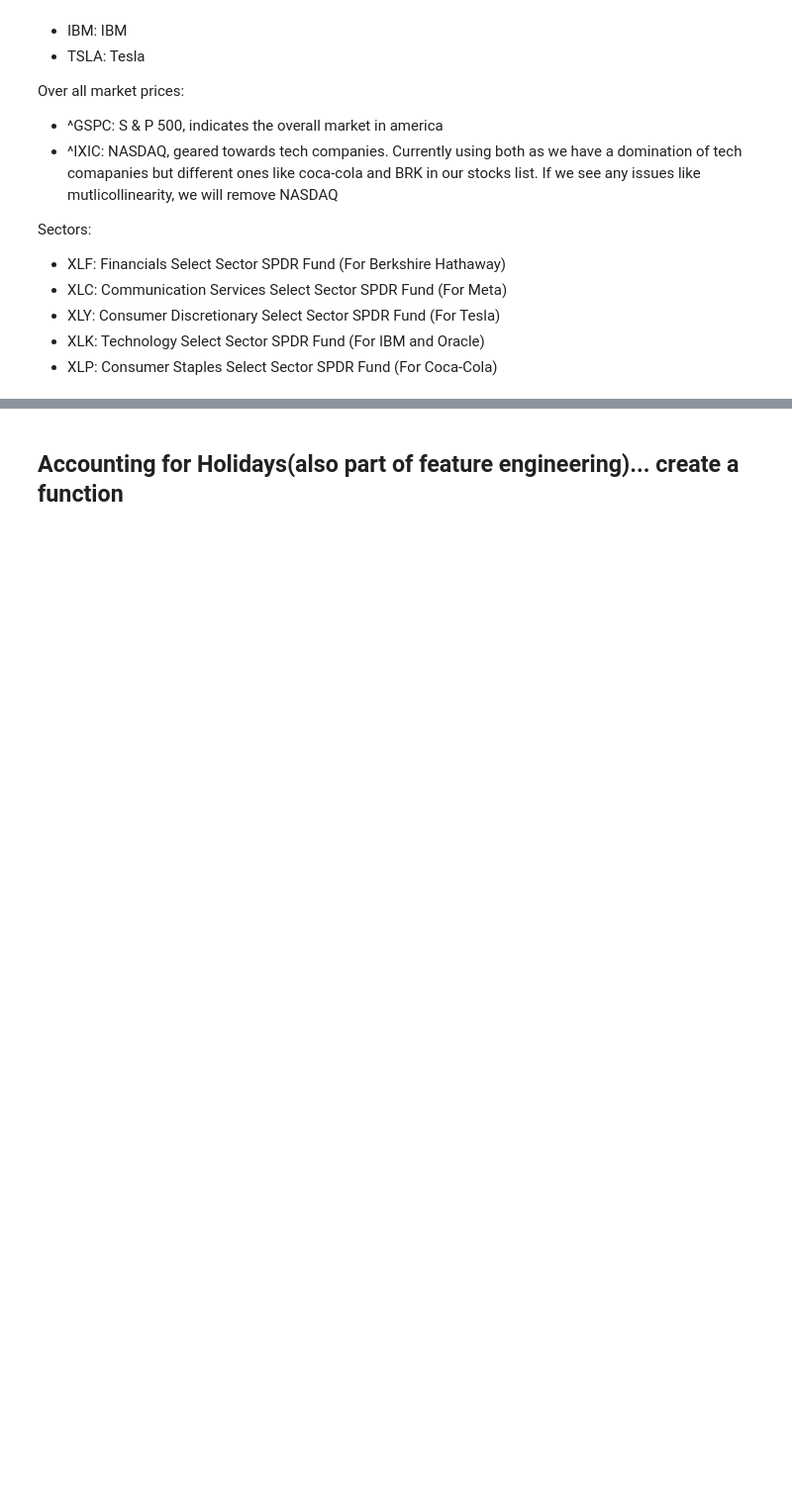
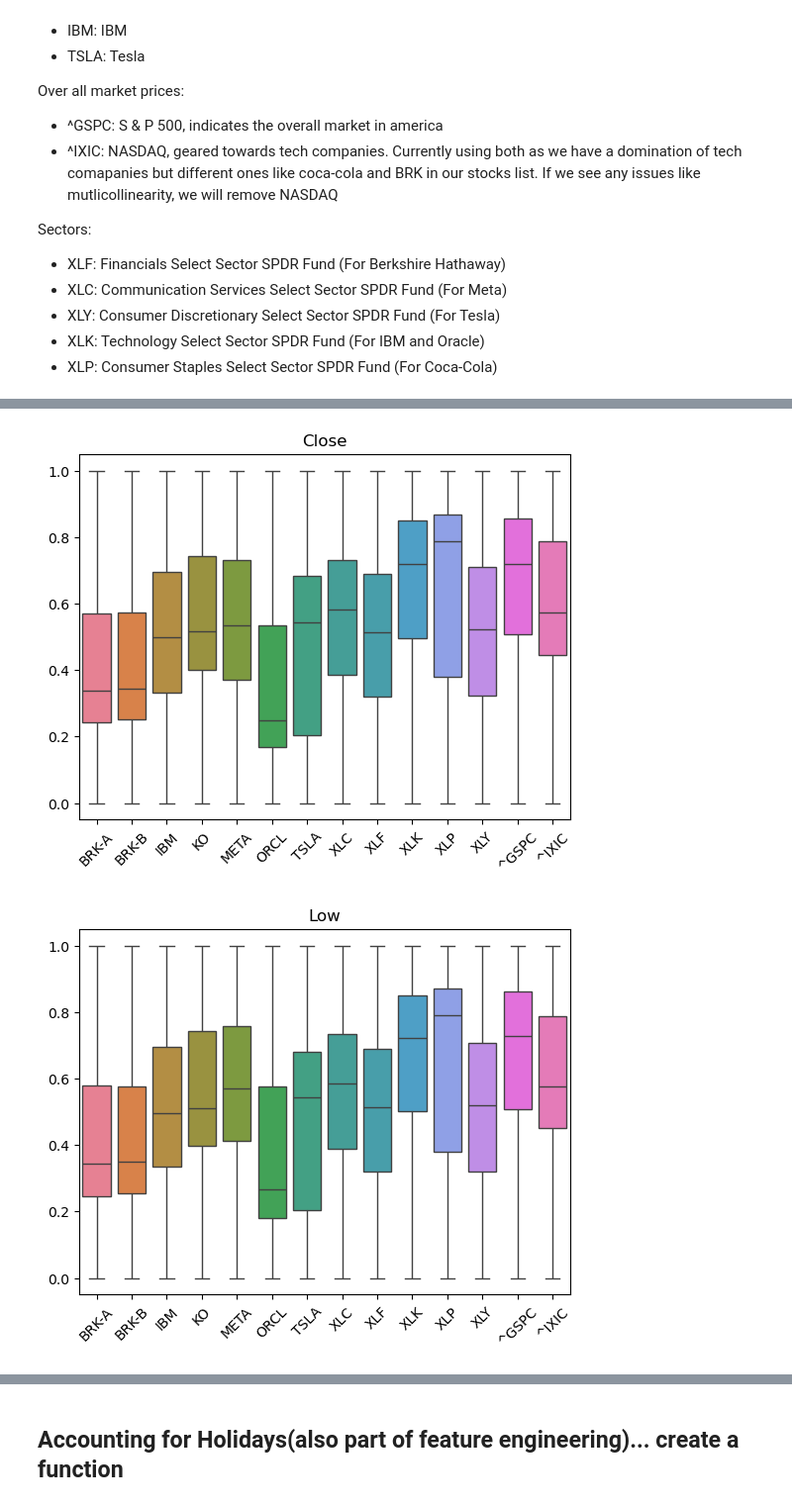
Before and after one commit to Natnael-Getahun/Stock-Market-Analysis, a Jupyter notebook: actual_test.ipynb, the cells around one changed output, grey strips where cells are left out. Shown at 99% size. Saved outputs shown, nothing was run; the diff lists cells and outputs as text; code cells hidden in the pictures; blank space fills up the shorter version.

```diff
--- a/actual_test.ipynb
+++ b/actual_test.ipynb
@@ -69,0 +214,4 @@ short_data
+# %%
+# getting a list of columns with outliers in them
+outlier_columns = get_columns_outliers(short_data)
+print(outlier_columns)
@@ -69,0 +236,18 @@ short_data
+# %%
+# using Winsorization to deal with outliers
+for column in outlier_columns:
+        if (column[1] == "XLK") or (column[0] == "Volume"): # lower outliers for these columns are not a lot and don't need heavy clipping
+                lower = short_data[column].quantile(0.002)
+        else:
+                lower = short_data[column].quantile(0.09) # lower outliers for "^GSPC" need heavy clipping
+
+        if column[0] == "Volume": # upper outliers have only be seen in the trading volumes
+                upper = short_data[column].quantile(0.89)
+        else:
+                upper = short_data[column].quantile(0.99999995)
+        short_data[column] = short_data[column].clip(lower=lower, upper=upper)
+# %%
+boxplot(short_data)
+# %% [output]
+[figure, added]
+[figure, added]
```
Also changed, not shown: parts of 28 cells of this notebook.
